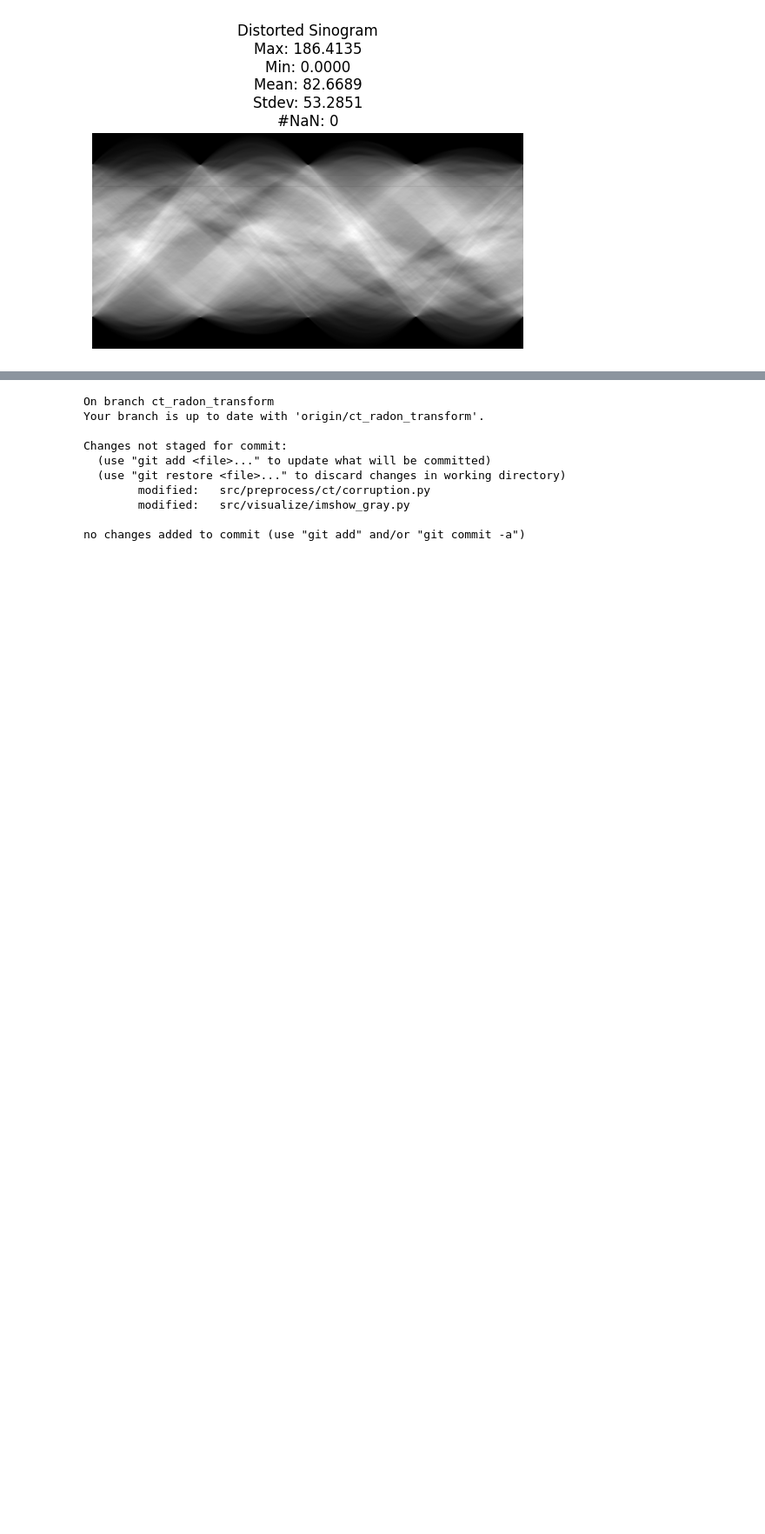
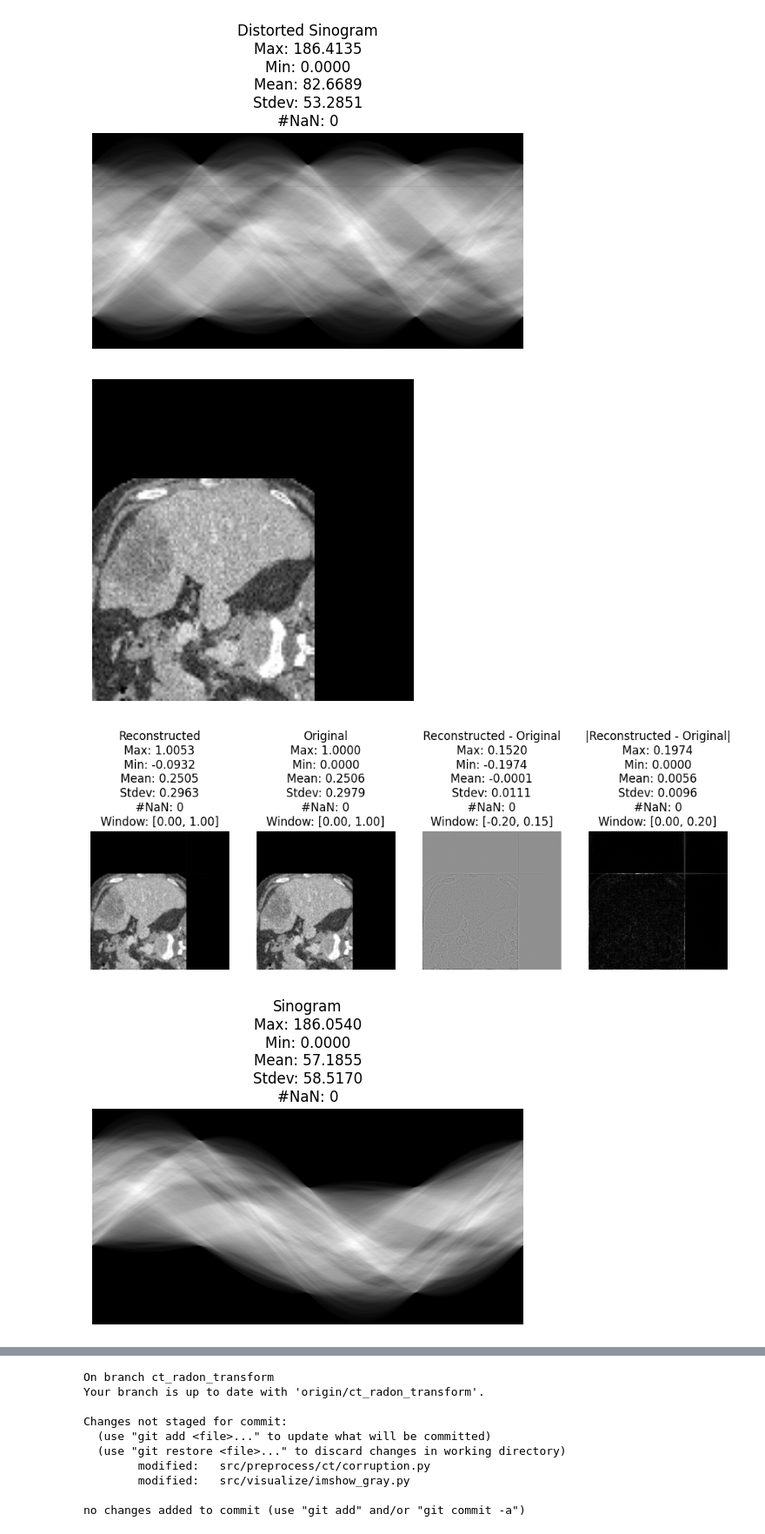
Before and after one commit to JustinCheung168/domain-adaptation-ct, a Jupyter notebook: ct_projection_proto.ipynb, the cells around one changed output, grey strips where cells are left out. Shown at 87% size. Drawn from its saved outputs; the diff is of its cells as text; code cells hidden in the pictures; blank space fills up the shorter version.

```diff
--- a/ct_projection_proto.ipynb
+++ b/ct_projection_proto.ipynb
@@ -181,0 +164,48 @@ _ = ImShowGray.imshow(sinogram_corrupt, title="Distorted Sinogram", title_stats=
+# %%
+# _=ImShowGray.imshow(img)
+
+img2 = np.pad(img, ((100, 0), (0, 100)))
+
+_=ImShowGray.imshow(img2)
+
+# Pad the image so that when it is rotated during forward projection, no data is lost.
+padder = Padder(pad_sz=Padder.calculate_diagonal_length(img2.shape))
+img_pad = padder.pad(img2)
+
+num_projections = max(img_pad.shape)*2
+# theta = np.linspace(0., 180., num=num_projections, endpoint=False)
+# Seem to need 360 degree scanning to produce the full ring artifact instead of just half a ring. Need to understand why full ring artifact appears in practice.
+theta = np.linspace(0., 360., num=num_projections, endpoint=False)
+
+sinogram = radon(img_pad, theta=theta)
+
+corruptor = SinogramCorruptor()
+sinogram_corrupt = corruptor.create_multiplicative_ring_artifact(sinogram, detectors=[sinogram.shape[0]//3, sinogram.shape[0]//4, sinogram.shape[0]//5], factors=[0.1, 0.1, 0.1])
+# sinogram_corrupt = corruptor.create_multiplicative_streak_artifact(sinogram, views=[sinogram.shape[1]//3, sinogram.shape[1]//3 + 1])
+
+img_recon_pad = iradon(sinogram, theta=theta, filter_name='ramp')
+img_recon_pad_corrupt = iradon(sinogram_corrupt, theta=theta, filter_name='ramp')
+# img_recon_pad = iradon_sart(sinogram, theta=theta, image=None)
+
+img_recon = padder.unpad(img_recon_pad)
+img_recon_corrupt = padder.unpad(img_recon_pad_corrupt)
+
+# To keep the corruption without having the reconstruction error,
+# take difference between reconstructed image with and without corruption
+# to derive an image of just the corruption.
+# Then, add this corruption back to the original image.
+corruption = img_recon_corrupt - img_recon
+img_corrupt = img2 + corruption
+
+ImShowGray.imshow_diff(img_recon, img2, titles=("Reconstructed","Original"), title_stats=True, title_window=True, window=[0, 1])
+_ = ImShowGray.imshow(sinogram, title="Sinogram", title_stats=True)
+
+ImShowGray.imshow_diff(img_corrupt, img2, titles=("Distorted","Original"), title_stats=True, title_window=True, window=[0, 1])
+_ = ImShowGray.imshow(sinogram_corrupt, title="Distorted Sinogram", title_stats=True)
+
+ImShowGray.imshow_diff(img_recon_corrupt, img2, titles=("Distorted","Original"), title_stats=True, title_window=True, window=[0, 1])
+_ = ImShowGray.imshow(sinogram_corrupt, title="Distorted Sinogram", title_stats=True)
+# %% [output]
+[figure, added]
+[figure, added]
+[figure, added]
```
Also changed, not shown: parts of 3 cells of this notebook.
